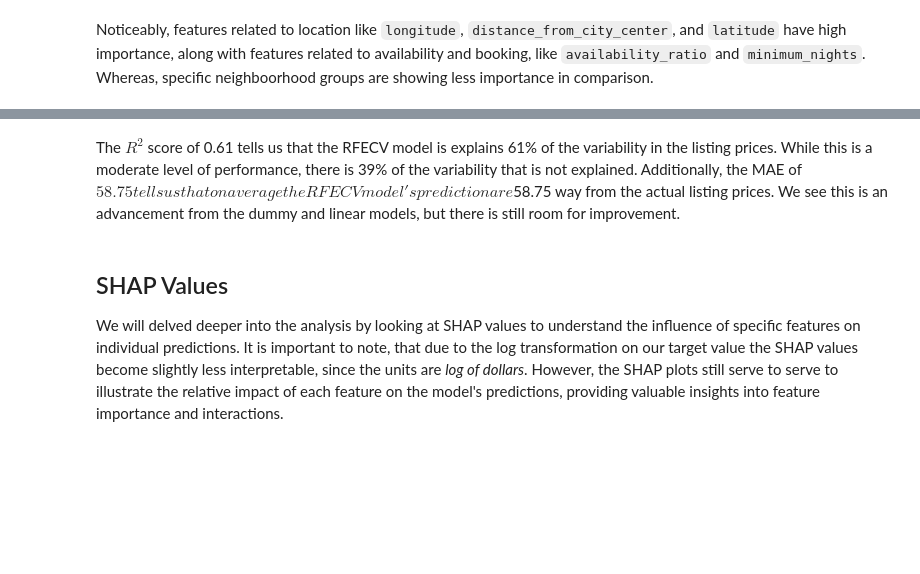
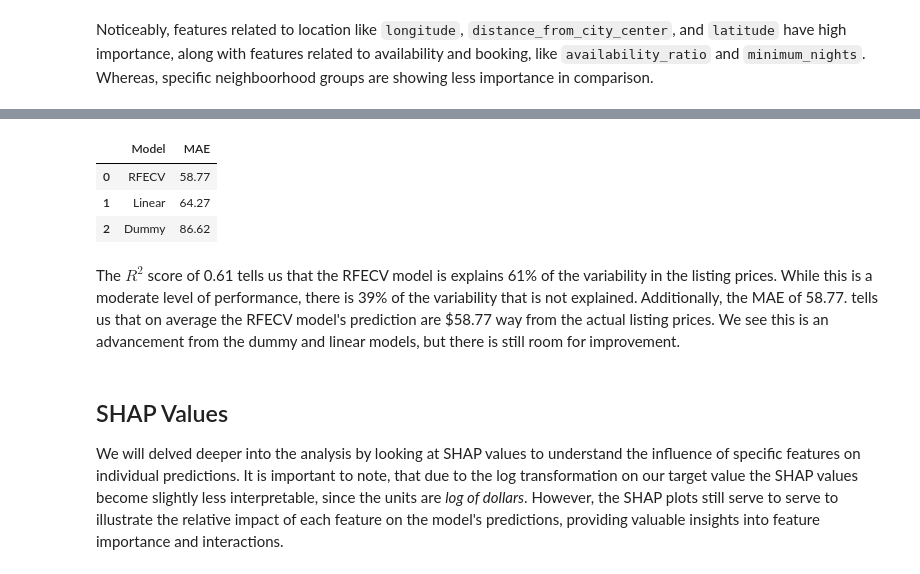
Before and after one commit to MoNorouzi23/Airbnb_analysis, a Jupyter notebook: report/airbnb_analysis_report.ipynb, the cells around one changed output, grey strips where cells are left out. Drawn from its saved outputs; the diff is of its cells as text; code cells hidden in the pictures; blank space fills up the shorter version.

```diff
--- a/report/airbnb_analysis_report.ipynb
+++ b/report/airbnb_analysis_report.ipynb
@@ -209,5 +266,12 @@ Additionally, the MAE scores of the Linear and Dummy models are displayed below,
+# %%
+mae_comparison
+# %% [output]
+|  | Model | MAE |
+| 0 | RFECV | 58.77 |
+| 1 | Linear | 64.27 |
+| 2 | Dummy | 86.62 |
 # %% [markdown]
-The $R^2$ score of 0.61 tells us that the RFECV model is explains 61% of the variability in the listing prices. While this is a moderate level of performance, there is 39% of the variability that is not explained. Additionally, the MAE of $58.75 tells us that on average the RFECV model's prediction are $58.75 way from the actual listing prices. We see this is an advancement from the dummy and linear models, but there is still room for improvement.
+The $R^2$ score of 0.61 tells us that the RFECV model is explains 61% of the variability in the listing prices. While this is a moderate level of performance, there is 39% of the variability that is not explained. Additionally, the MAE of 58.77. tells us that on average the RFECV model's prediction are \$58.77 way from the actual listing prices. We see this is an advancement from the dummy and linear models, but there is still room for improvement.
 # %% [markdown]
 ## SHAP Values <a name="1"></a>
 
```
Also changed, not shown: parts of 18 cells of this notebook, 2 other files.
